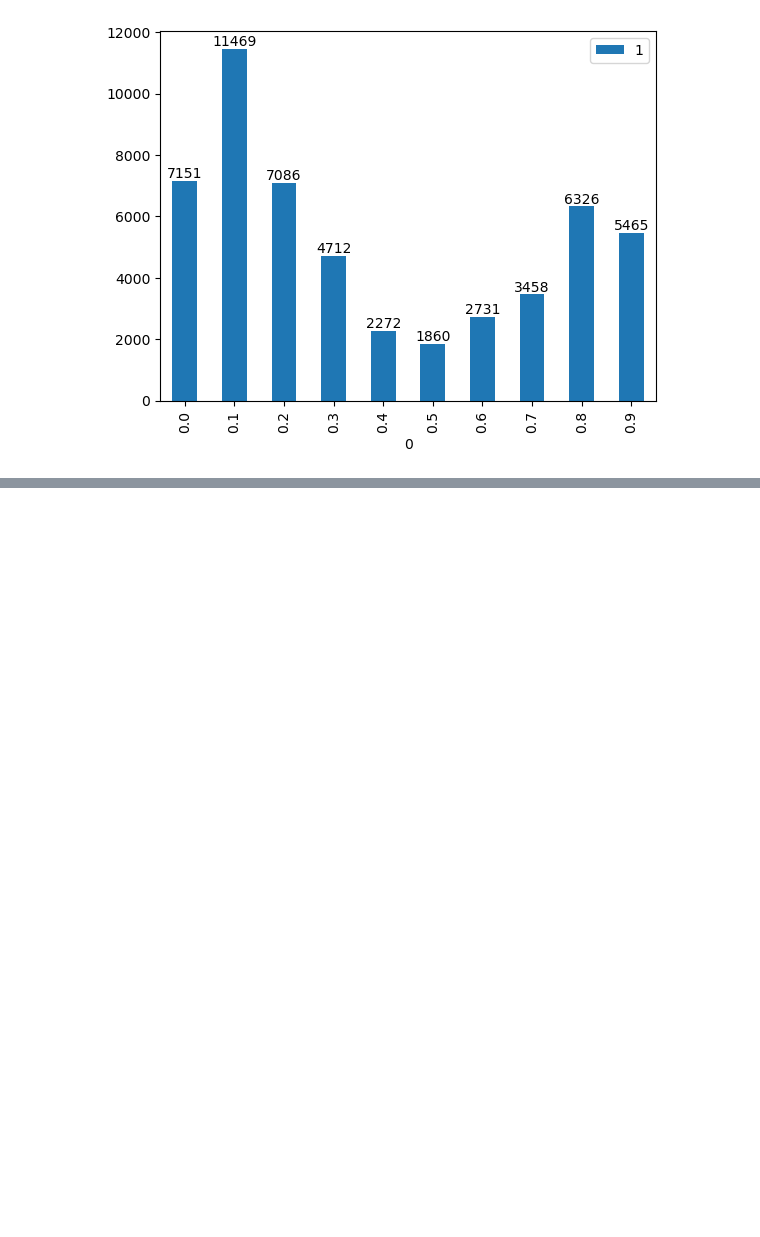
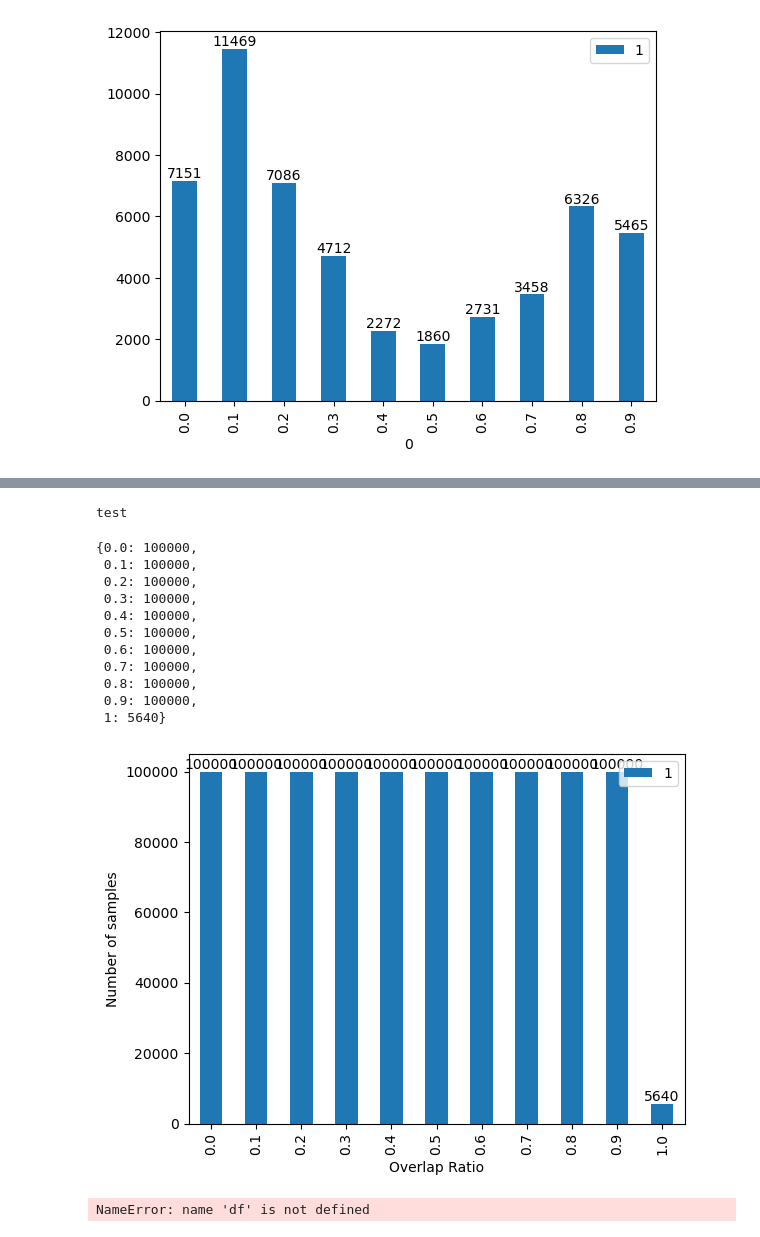
Before and after one commit to frapugna/GNNTE, a Jupyter notebook: data_vis_test.ipynb, the cells around one changed output, grey strips where cells are left out. Cells and saved outputs as stored; diff of their text form; code cells hidden in the pictures; blank space fills up the shorter version.

```diff
--- a/data_vis_test.ipynb
+++ b/data_vis_test.ipynb
@@ -405,0 +589,21 @@ show_samples_distribution(pd.read_csv('/home/francesco.pugnaloni/GNNTE/Datasets/
+# %%
+import pandas as pd
+show_samples_distribution(pd.read_csv('/home/francesco.pugnaloni/GNNTE/Datasets/train_test_val_gittables_candidate/valid.csv'))
+# %% [output]
+test
+{0.0: 100000,
+ 0.1: 100000,
+ 0.2: 100000,
+ 0.3: 100000,
+ 0.4: 100000,
+ 0.5: 100000,
+ 0.6: 100000,
+ 0.7: 100000,
+ 0.8: 100000,
+ 0.9: 100000,
+ 1: 5640}
+[figure, added]
+# %%
+df.shape
+# %% [output]
+NameError: name 'df' is not defined
```
Also changed, not shown: parts of 68 cells of this notebook, 4 other files.
